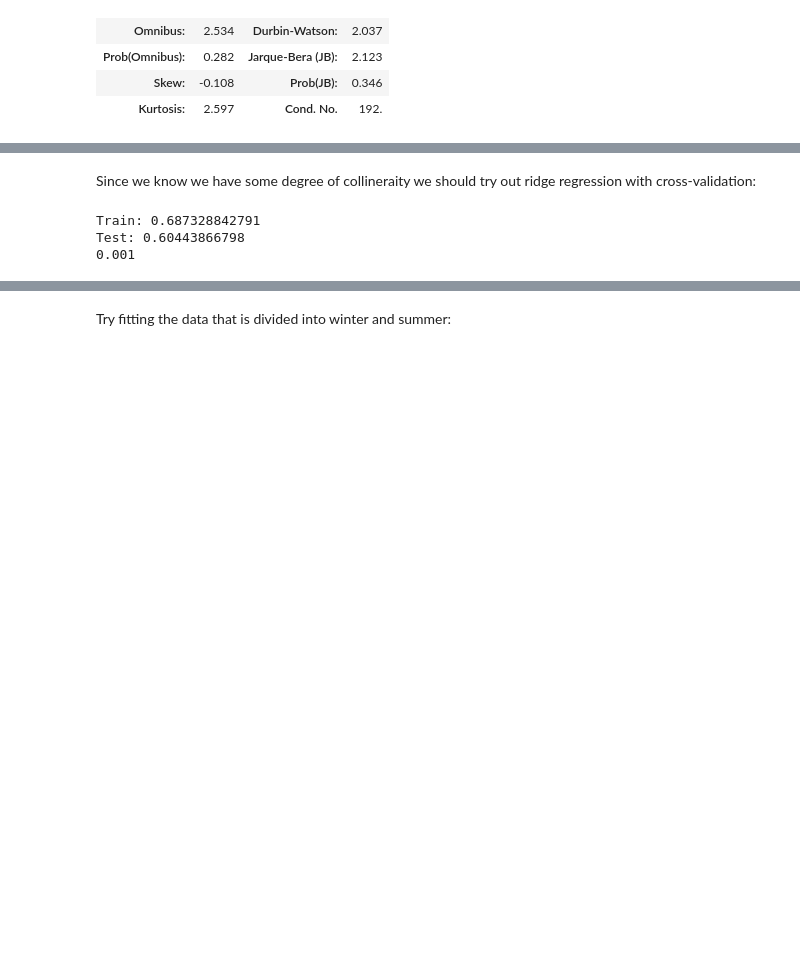
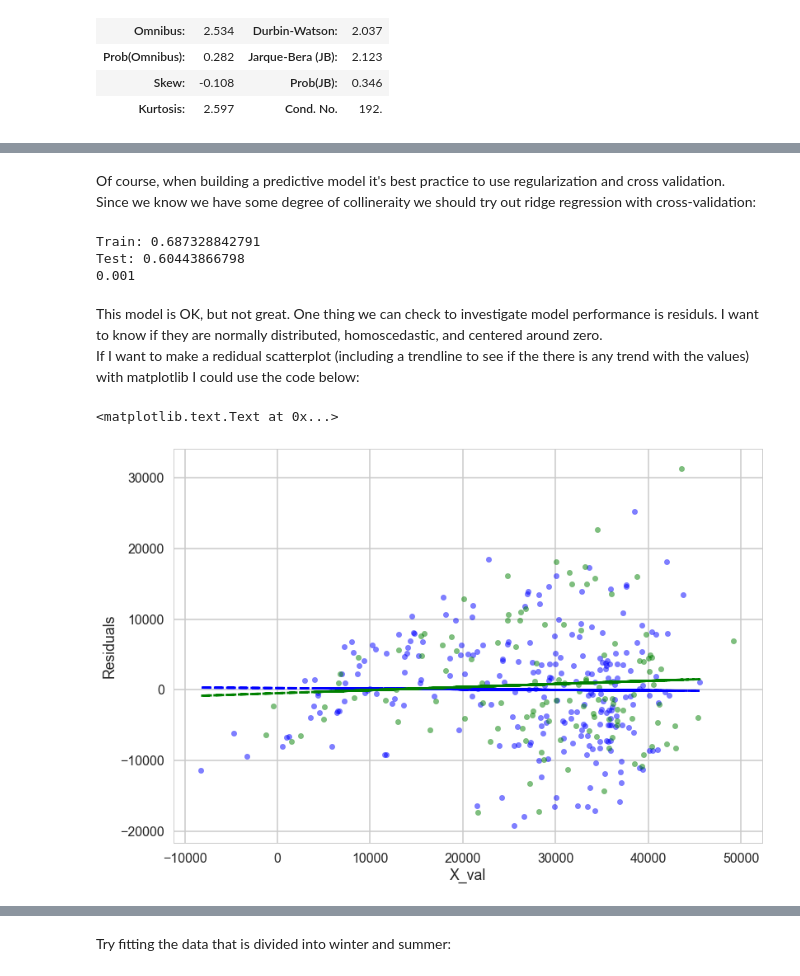
Before and after one commit to TorrBorr/Notes, a Jupyter notebook: Regression Notebook.ipynb, the cells around one changed output, grey strips where cells are left out. Saved outputs shown, nothing was run; the diff lists cells and outputs as text; code cells hidden in the pictures; blank space fills up the shorter version.

```diff
--- a/Regression Notebook.ipynb
+++ b/Regression Notebook.ipynb
@@ -688,4 +683,5 @@ Test: 0.653268879786
 # %% [markdown]
+Of course, when building a predictive model it's best practice to use regularization and cross validation.
 Since we know we have some degree of collineraity we should try out ridge regression with cross-validation:
 # %%
 from sklearn.linear_model import RidgeCV
@@ -710,3 +706,26 @@ print(reg.alpha_)
 Train: 0.687328842791
 Test: 0.60443866798
 0.001
+# %% [markdown]
+This model is OK, but not great. One thing we can check to investigate model performance is residuls.  I want to know if they are normally distributed, homoscedastic, and centered around zero.
+If I want to make a redidual scatterplot (including a trendline to see if the there is any trend with the values) with matplotlib I could use the code below:
+# %%
+xtr = reg.predict(X_train)
+ytr = reg.predict(X_train)-y_train
+xte = reg.predict(X_test)
+yte = reg.predict(X_test)-y_test
+plt.scatter(xtr, ytr, c="b", s=40, alpha = 0.5)
+plt.scatter(xte, yte, c="g", s=40, alpha = 0.5)
+#plt.hlines(y=0, xmin = -1000, xmax = 45000)
+# calc the trendline
+ztr = np.polyfit(xtr, ytr, 1)
+p = np.poly1d(ztr)
+pylab.plot(x,p(x),"b--")
+zte = np.polyfit(xte, yte, 1)
+pe = np.poly1d(zte)
+pylab.plot(x,pe(x),"g--")
+plt.ylabel('Residuals')
+plt.xlabel('X_val')
+# %% [output]
+<matplotlib.text.Text at 0x...>
+[figure, added]
```
Also changed, not shown: parts of 34 cells of this notebook.
